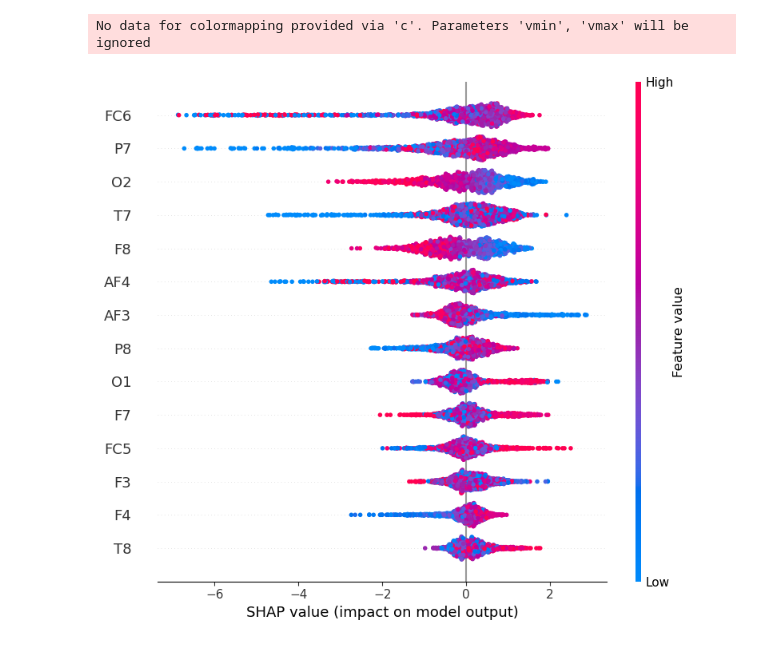
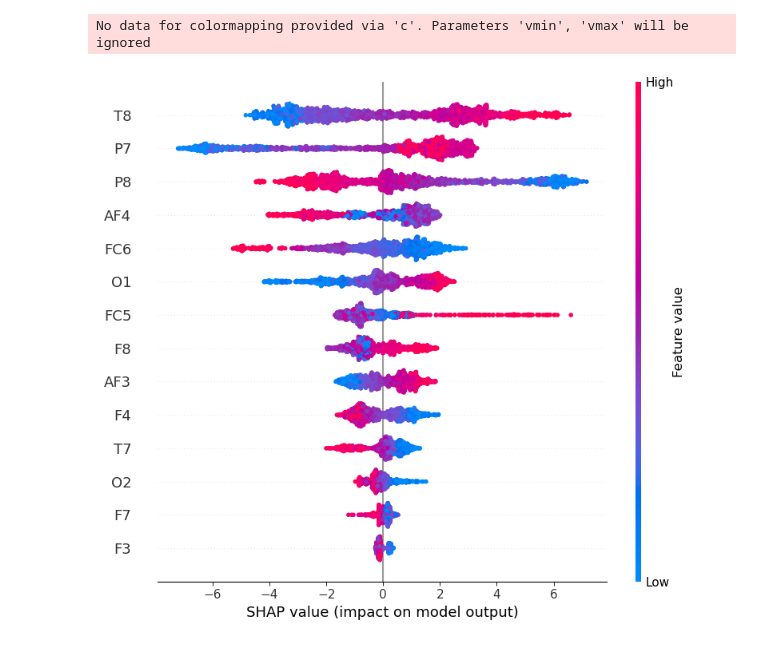
Before and after one commit to HayatoYokomizo/EEG_pain, a Jupyter notebook: Test_CloseEye/TestLearningModel/Model_XGBoost.ipynb, the cells around one changed output. Drawn from its saved outputs; the diff is of its cells as text; code cells hidden in the pictures.

Commit message:
improve SHAP

```diff
--- a/Test_CloseEye/TestLearningModel/Model_XGBoost.ipynb
+++ b/Test_CloseEye/TestLearningModel/Model_XGBoost.ipynb
@@ -108,11 +116,12 @@ total_seconds = 10  # 全体の秒数
 
 # データの読み込み
 if(raw):
-    #df = pd.read_csv('Raw.csv')
-    df = pd.read_csv('Raw_ICA.csv')
+    df = pd.read_csv('Raw.csv')
+    #df = pd.read_csv('Raw_ICA.csv')
 else:
     df = pd.read_csv('Band.csv')
     #df = pd.read_csv('emotion.csv')
+
 
 # チャンネルごとに正規化
 scaler = StandardScaler()
@@ -155,11 +130,61 @@ XGBoost(X, labels)
 # %%
+
 # Hzごと
 # 特徴量と目標変数を抽出する
 X = df.drop('State', axis=1)  # 'State'以外の列すべてを特徴量とします
 y = df['State']  # 'State'を目標変数とします
 
+# 列名のリストを定義
+column_names = ['AF3', 'F7', 'F3', 'FC5', 'T7', 'P7', 'O1', 'O2', 'P8', 'T8', 'FC6', 'F4', 'F8', 'AF4']
 #XGBoost
-XGBoost(X, y)
+#XGBoost(X, y)
 
-#plot
+# XGBoostを実行して訓練データと予測値を取得
+shap_values, y_train_pred, X_train_df = XGBoost(X, y)
+
+"""
+# 予測値をpandas DataFrameに変換
+predictions = pd.DataFrame(y_train_pred, columns=['Prediction'])
+
+# 予測値を二値化（0.5を閾値とする）
+predictions_binary = predictions['Prediction'].apply(lambda x: 1 if x > 0.5 else 0)
+
+# EEGデータと二値化した予測値を結合
+combined_data = pd.concat([X_train_df, predictions_binary], axis=1)
+
+# 相関行列を計算
+correlation_matrix = combined_data.corr()
+
+# 'Prediction'とEEGチャネルの相関を表示
+print(correlation_matrix['Prediction'])
+
+# 相関行列のヒートマップを描画
+sns.heatmap(correlation_matrix,
+            xticklabels=correlation_matrix.columns,
+            yticklabels=correlation_matrix.columns,
+            cmap='RdBu_r',
+            annot=True,
+            linewidth=0.5)
+"""
+# 予測値を二値化（0.5を閾値とする）
+y_train_pred_binary = [1 if pred > 0.5 else 0 for pred in y_train_pred]
+
+# DataFrameに変換
+df_shap = pd.DataFrame(shap_values, columns=column_names)
+df_shap['Prediction'] = y_train_pred_binary
+
+# 予測結果ごとにSHAP値を分割
+df_shap_0 = df_shap[df_shap['Prediction'] == 0].drop(columns=['Prediction'])
+df_shap_1 = df_shap[df_shap['Prediction'] == 1].drop(columns=['Prediction'])
+
+# 各チャンネルについてSHAP値とEEG電圧との相関を計算
+correlations_0 = df_shap_0.corrwith(X_train_df.loc[df_shap_0.index.intersection(X_train_df.index)])
+correlations_1 = df_shap_1.corrwith(X_train_df.loc[df_shap_1.index.intersection(X_train_df.index)])
+
+correlations_df = pd.DataFrame({
+    'Prediction_0': correlations_0,
+    'Prediction_1': correlations_1
+})
+
+correlations_df.T
 # %% [output]
@@ -183,2 +208,2 @@ Test Accuracy: 87.30%
 No data for colormapping provided via 'c'. Parameters 'vmin', 'vmax' will be ignored
-[figure, old version]
+[figure, new version]
```
Also changed, not shown: parts of 4 cells of this notebook.
